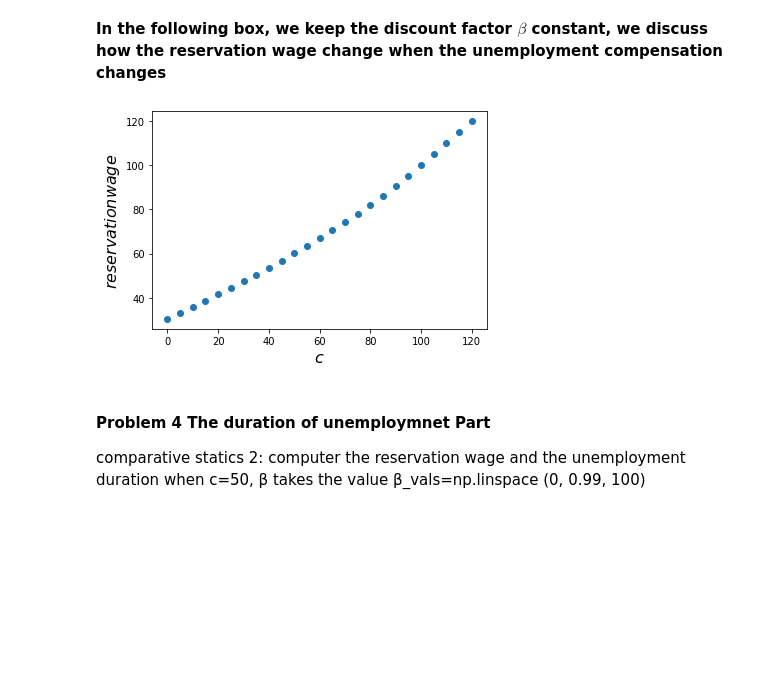
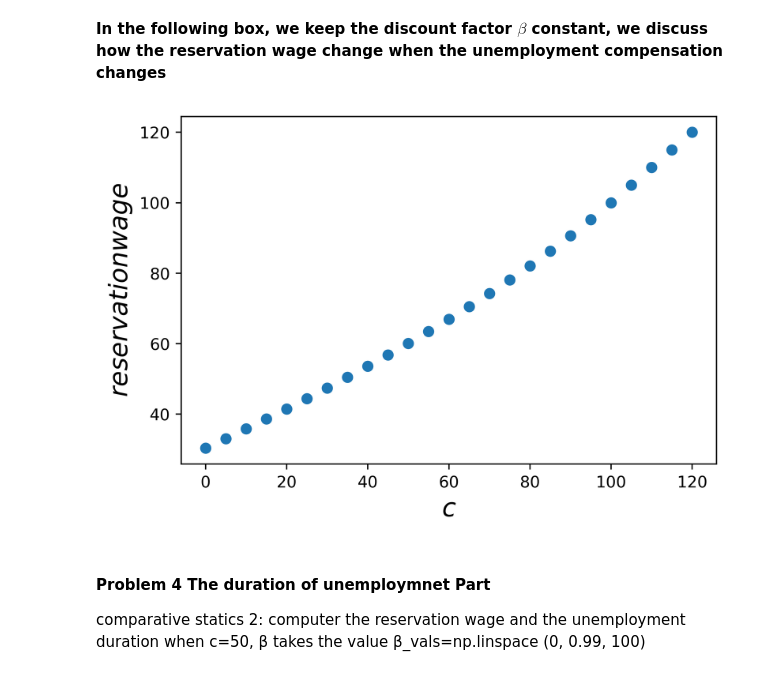
Before and after one commit to HuangruiChu/ECON211, a Jupyter notebook: Huangrui_Chu_Job_Searching_Model.ipynb, the cells around one changed output. Cells and saved outputs as stored; diff of their text form; code cells hidden in the pictures; blank space fills up the shorter version.

```diff
--- a/Huangrui_Chu_Job_Searching_Model.ipynb
+++ b/Huangrui_Chu_Job_Searching_Model.ipynb
@@ -261,19 +261,19 @@ for i, c in enumerate(c_vals):
         mcm = McCallModel(c=c, β=β)
         R[i] = compute_reservation_wage(mcm)
 # %%
-fig, ax = plt.subplots()
+fig, ax = plt.subplots(dpi=500)
 
 cs3 = ax.scatter(c_vals, R)
 
 
 ax.set_xlabel("$c$", fontsize=16)
 ax.set_ylabel("$reservation wage$", fontsize=16)
 
 ax.ticklabel_format(useOffset=False)
 
 plt.show()
 # %% [output]
-[figure, old version]
+[figure, new version]
 # %% [markdown]
 #### Problem 4 The duration of unemploymnet Part
 comparative statics 2: computer the reservation wage and the unemployment duration when c=50, β takes the value β_vals=np.linspace (0, 0.99, 100)
```
Also changed, not shown: parts of 8 cells of this notebook.
